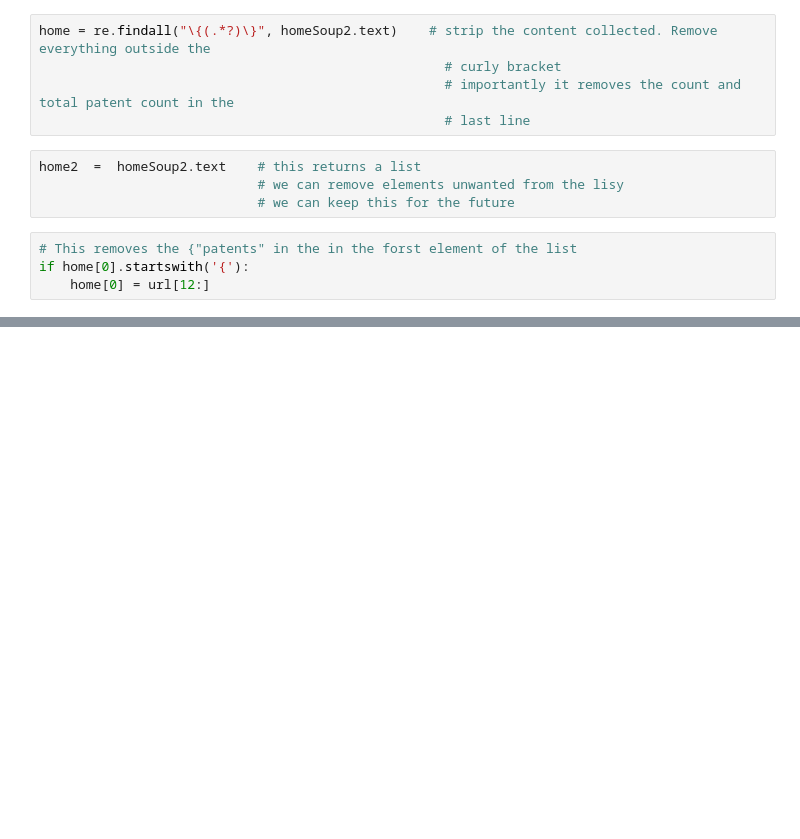
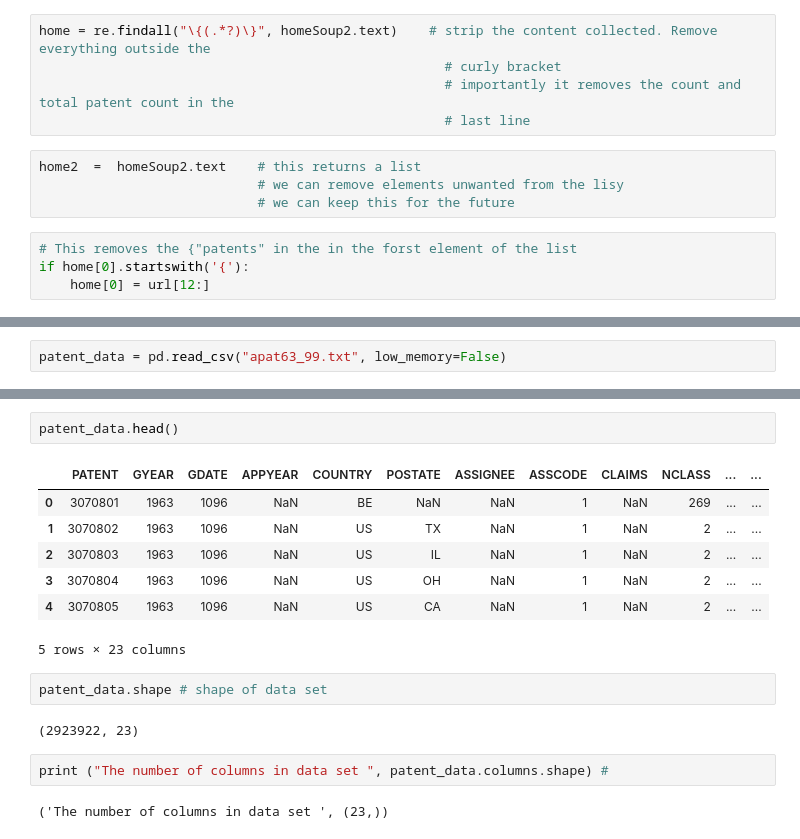
Before and after one commit to bilguunchinzorigEPFL/dataVisualization, a Jupyter notebook: Cleaning_pipline/Cleaning_pipeline_first_attempt.ipynb, the cells around one changed output, grey strips where cells are left out. Drawn from its saved outputs; the diff is of its cells as text; blank space fills up the shorter version.

```diff
--- a/Cleaning_pipline/Cleaning_pipeline_first_attempt.ipynb
+++ b/Cleaning_pipline/Cleaning_pipeline_first_attempt.ipynb
@@ -83,0 +164,2 @@ home # this is a list. Each item on the list can then be reprocessed. And put in
+# %%
+patent_data = pd.read_csv("apat63_99.txt", low_memory=False)
@@ -83,0 +175,18 @@ home # this is a list. Each item on the list can then be reprocessed. And put in
+# %%
+patent_data.head()
+# %% [output]
+|  | PATENT | GYEAR | GDATE | APPYEAR | COUNTRY | POSTATE | ASSIGNEE | ASSCODE | CLAIMS | NCLASS | ... | ... |
+| 0 | 3070801 | 1963 | 1096 | NaN | BE | NaN | NaN | 1 | NaN | 269 | ... | ... |
+| 1 | 3070802 | 1963 | 1096 | NaN | US | TX | NaN | 1 | NaN | 2 | ... | ... |
+| 2 | 3070803 | 1963 | 1096 | NaN | US | IL | NaN | 1 | NaN | 2 | ... | ... |
+| 3 | 3070804 | 1963 | 1096 | NaN | US | OH | NaN | 1 | NaN | 2 | ... | ... |
+| 4 | 3070805 | 1963 | 1096 | NaN | US | CA | NaN | 1 | NaN | 2 | ... | ... |
+5 rows × 23 columns
+# %%
+patent_data.shape # shape of data set
+# %% [output]
+(2923922, 23)
+# %%
+print ("The number of columns in data set ", patent_data.columns.shape) #
+# %% [output]
+('The number of columns in data set ', (23,))
```
Also changed, not shown: parts of 27 cells of this notebook.
